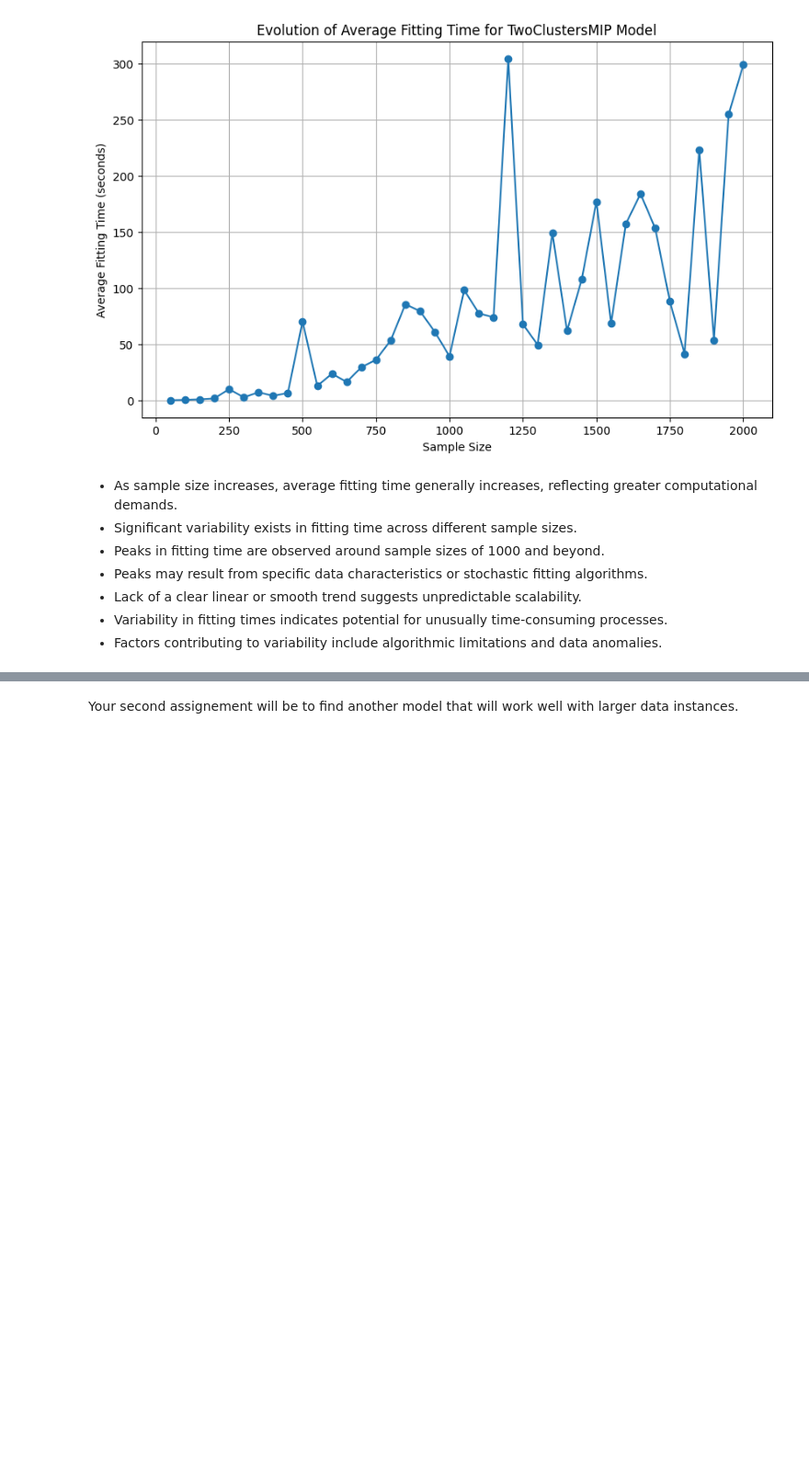
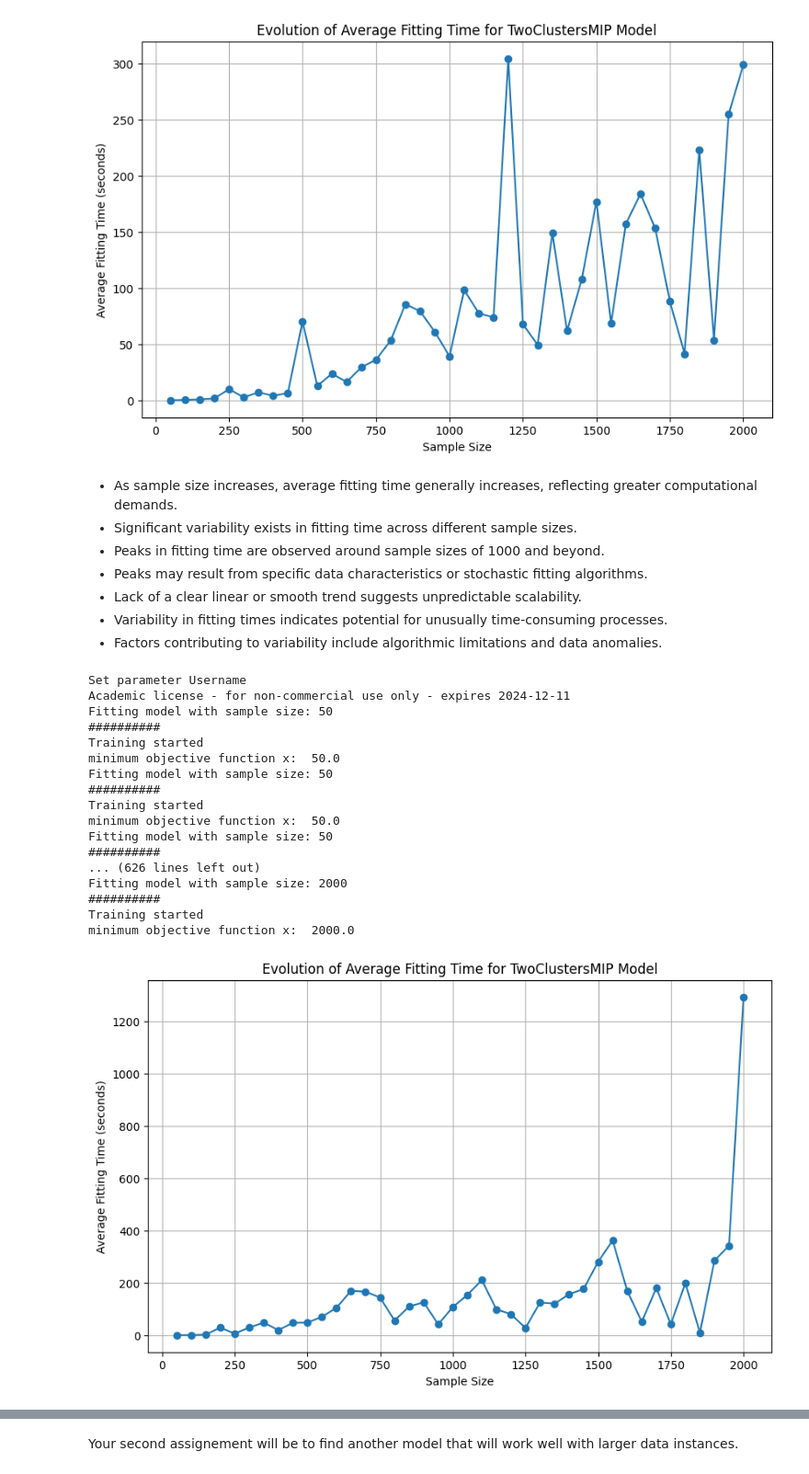
Before and after one commit to abdelillah-bourchad/cs-sdp-2023-24, a Jupyter notebook: notebooks/example.ipynb, the cells around one changed output, grey strips where cells are left out. Shown at 92% size. Drawn from its saved outputs; the diff is of its cells as text; code cells hidden in the pictures; blank space fills up the shorter version.

Commit message:
plotting the evolution of time

```diff
--- a/notebooks/example.ipynb
+++ b/notebooks/example.ipynb
@@ -258,3 +258,79 @@ minimum objective function x:  0.0
 - Lack of a clear linear or smooth trend suggests unpredictable scalability.
 - Variability in fitting times indicates potential for unusually time-consuming processes.
 - Factors contributing to variability include algorithmic limitations and data anomalies.
+# %%
+import time
+import numpy as np
+import matplotlib.pyplot as plt
+
+# Function to measure fitting time for TwoClustersMIP model
+def measure_fitting_time(model, X, Y):
+    start_time = time.time()
+    model.fit_beta(X, Y)
+    end_time = time.time()
+    return end_time - start_time
+
+# Generate sample sizes from 50 to 2000 in increments of 50
+sample_sizes = np.arange(50, 2001, 50)
+
+# Initialize an empty list to store fitting times
+fitting_times = []
+
+# Set the number of repetitions for each sample size
+repetitions = 4
+
+# Iterate over each sample size
+for size in sample_sizes:
+    # Initialize an empty list to store fitting times for each repetition
+    repetition_times = []
+
+    # Repeat the fitting process for the specified number of repetitions
+    for _ in range(repetitions):
+        # Select a random subset of the data
+        indices = np.random.choice(len(X), size=size, replace=False)
+        X_ = X[indices]
+        Y_ = Y[indices]
+
+        # Instantiate the TwoClustersMIP model
+        model = TwoClustersMIP(n_clusters=2, n_pieces=5)
+        print("Fitting model with sample size:", size)
+
+        # Measure the fitting time for the TwoClustersMIP model
+        fitting_time = measure_fitting_time(model, X_, Y_)
+
+        # Record the fitting time for this repetition
+        repetition_times.append(fitting_time)
+
+    # Calculate the average fitting time for this sample size
+    average_time = np.mean(repetition_times)
+
+    # Record the average fitting time
+    fitting_times.append(average_time)
+
+# Plot the average fitting times
+plt.figure(figsize=(10, 6))
+plt.plot(sample_sizes, fitting_times, marker='o', linestyle='-')
+plt.title('Evolution of Average Fitting Time for TwoClustersMIP Model')
+plt.xlabel('Sample Size')
+plt.ylabel('Average Fitting Time (seconds)')
+plt.grid(True)
+plt.show()
+# %% [output]
+Set parameter Username
+Academic license - for non-commercial use only - expires 2024-12-11
+Fitting model with sample size: 50
+##########
+Training started
+minimum objective function x:  50.0
+Fitting model with sample size: 50
+##########
+Training started
+minimum objective function x:  50.0
+Fitting model with sample size: 50
+##########
+... (626 lines left out)
+Fitting model with sample size: 2000
+##########
+Training started
+minimum objective function x:  2000.0
+[figure, added]
```
Also changed, not shown: parts of 1 cell of this notebook.
